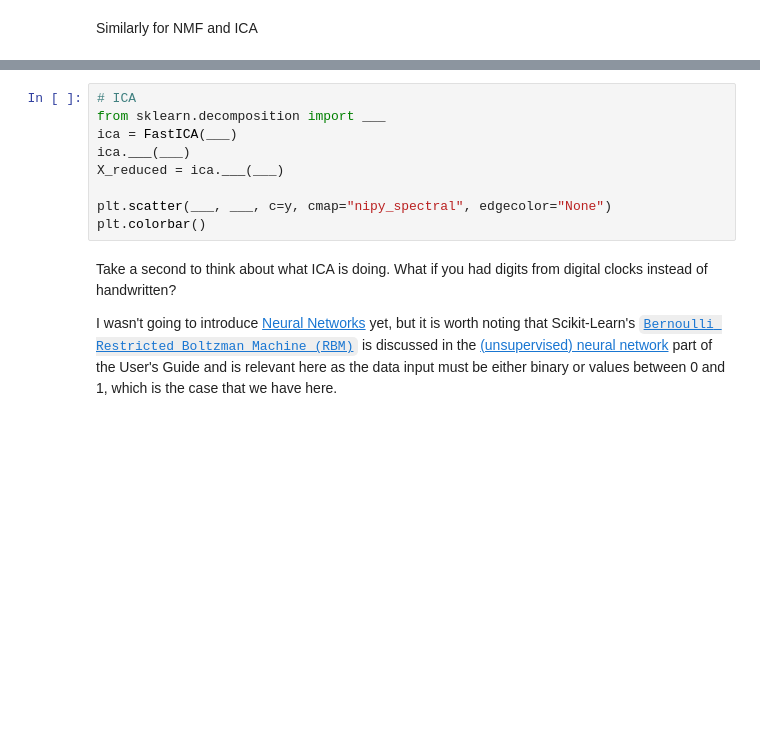
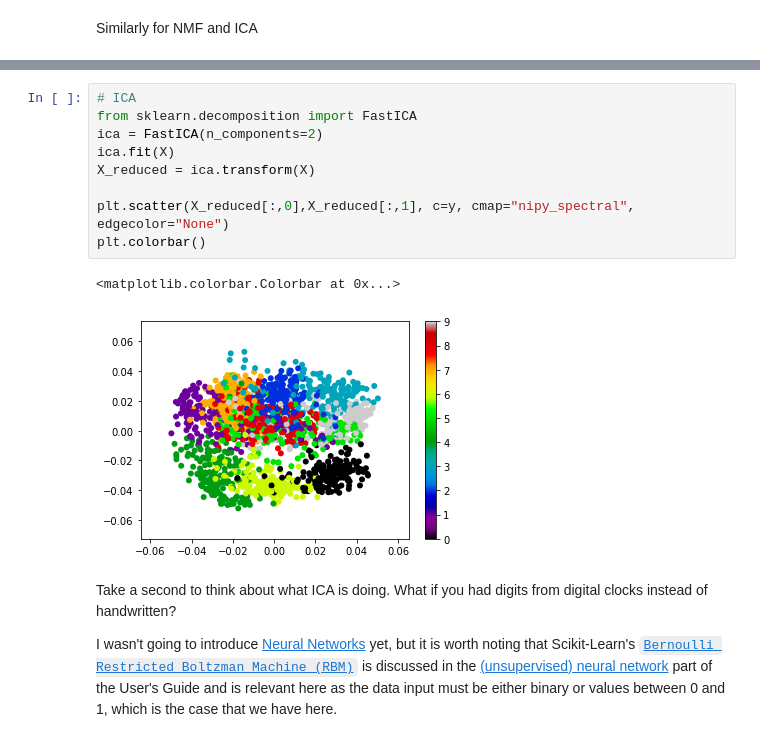
Before and after one commit to pranphy/PHYST580-F18, a Jupyter notebook: notebooks/DimensionReduction.ipynb, the cells around one changed output, grey strips where cells are left out. Saved outputs shown, nothing was run; the diff lists cells and outputs as text; blank space fills up the shorter version.

```diff
--- a/notebooks/DimensionReduction.ipynb
+++ b/notebooks/DimensionReduction.ipynb
@@ -918,12 +1027,15 @@ plt.colorbar()
 # %%
 # ICA
-from sklearn.decomposition import ___
-ica = FastICA(___)
-ica.___(___)
-X_reduced = ica.___(___)
+from sklearn.decomposition import FastICA
+ica = FastICA(n_components=2)
+ica.fit(X)
+X_reduced = ica.transform(X)
 
-plt.scatter(___, ___, c=y, cmap="nipy_spectral", edgecolor="None")
+plt.scatter(X_reduced[:,0],X_reduced[:,1], c=y, cmap="nipy_spectral", edgecolor="None")
 plt.colorbar()
+# %% [output]
+<matplotlib.colorbar.Colorbar at 0x...>
+[figure, added]
 # %% [markdown]
 Take a second to think about what ICA is doing.  What if you had digits from digital clocks instead of handwritten?
 
```
Also changed, not shown: parts of 8 cells of this notebook.
